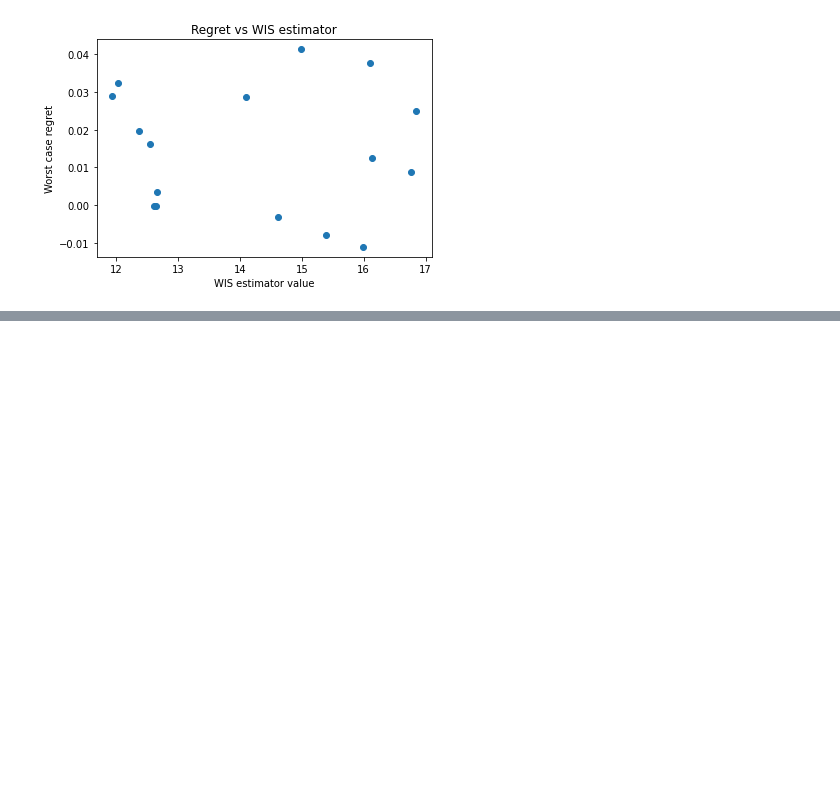
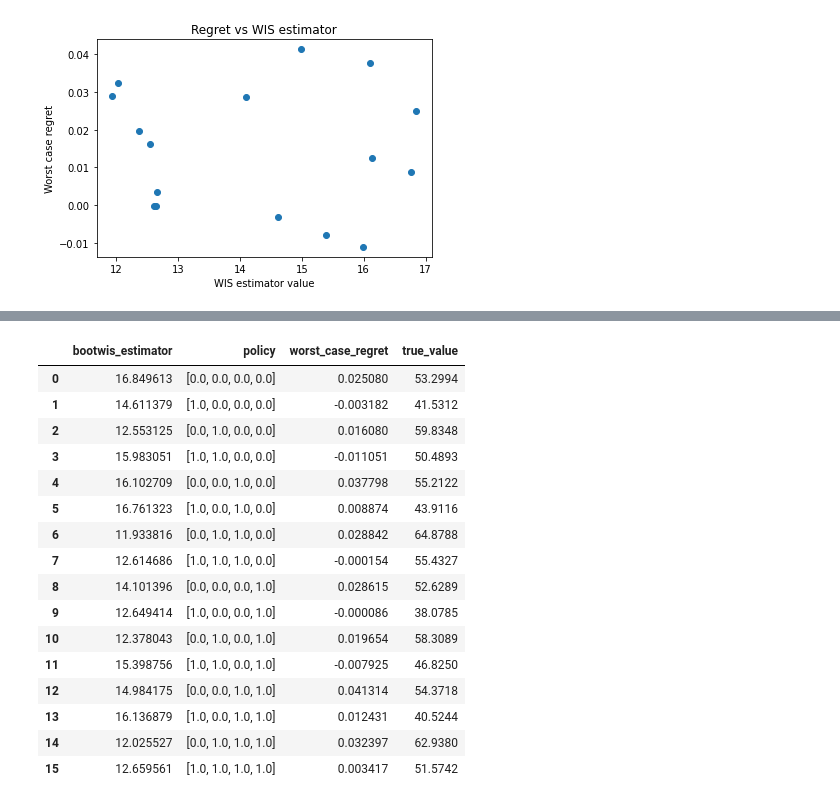
Before and after one commit to faaizT/MDPUC, a Jupyter notebook: Confounding Robust Policy Evaluation - model 3.ipynb, the cells around one changed output, grey strips where cells are left out. Cells and saved outputs as stored; diff of their text form; code cells hidden in the pictures; blank space fills up the shorter version.

```diff
--- a/Confounding Robust Policy Evaluation - model 3.ipynb
+++ b/Confounding Robust Policy Evaluation - model 3.ipynb
@@ -415,0 +449,20 @@ Similarly the worst policy $\pi$, which acts suboptimally at each decision, has
+# %%
+results_df
+# %% [output]
+|  | bootwis_estimator | policy | worst_case_regret | true_value |
+| 0 | 16.849613 | [0.0, 0.0, 0.0, 0.0] | 0.025080 | 53.2994 |
+| 1 | 14.611379 | [1.0, 0.0, 0.0, 0.0] | -0.003182 | 41.5312 |
+| 2 | 12.553125 | [0.0, 1.0, 0.0, 0.0] | 0.016080 | 59.8348 |
+| 3 | 15.983051 | [1.0, 1.0, 0.0, 0.0] | -0.011051 | 50.4893 |
+| 4 | 16.102709 | [0.0, 0.0, 1.0, 0.0] | 0.037798 | 55.2122 |
+| 5 | 16.761323 | [1.0, 0.0, 1.0, 0.0] | 0.008874 | 43.9116 |
+| 6 | 11.933816 | [0.0, 1.0, 1.0, 0.0] | 0.028842 | 64.8788 |
+| 7 | 12.614686 | [1.0, 1.0, 1.0, 0.0] | -0.000154 | 55.4327 |
+| 8 | 14.101396 | [0.0, 0.0, 0.0, 1.0] | 0.028615 | 52.6289 |
+| 9 | 12.649414 | [1.0, 0.0, 0.0, 1.0] | -0.000086 | 38.0785 |
+| 10 | 12.378043 | [0.0, 1.0, 0.0, 1.0] | 0.019654 | 58.3089 |
+| 11 | 15.398756 | [1.0, 1.0, 0.0, 1.0] | -0.007925 | 46.8250 |
+| 12 | 14.984175 | [0.0, 0.0, 1.0, 1.0] | 0.041314 | 54.3718 |
+| 13 | 16.136879 | [1.0, 0.0, 1.0, 1.0] | 0.012431 | 40.5244 |
+| 14 | 12.025527 | [0.0, 1.0, 1.0, 1.0] | 0.032397 | 62.9380 |
+| 15 | 12.659561 | [1.0, 1.0, 1.0, 1.0] | 0.003417 | 51.5742 |
```
Also changed, not shown: parts of 14 cells of this notebook.
